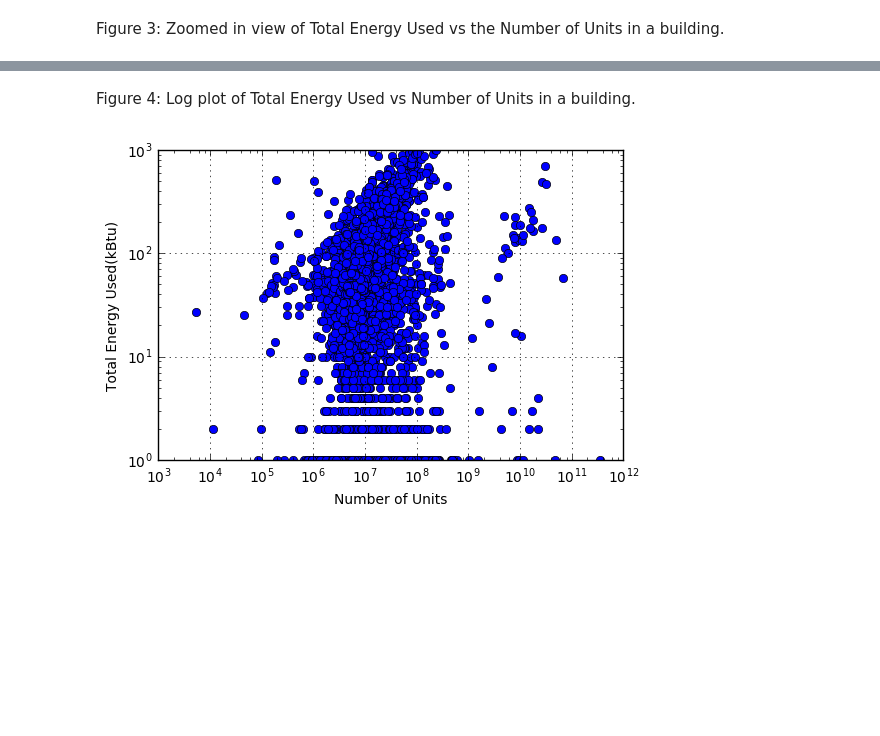
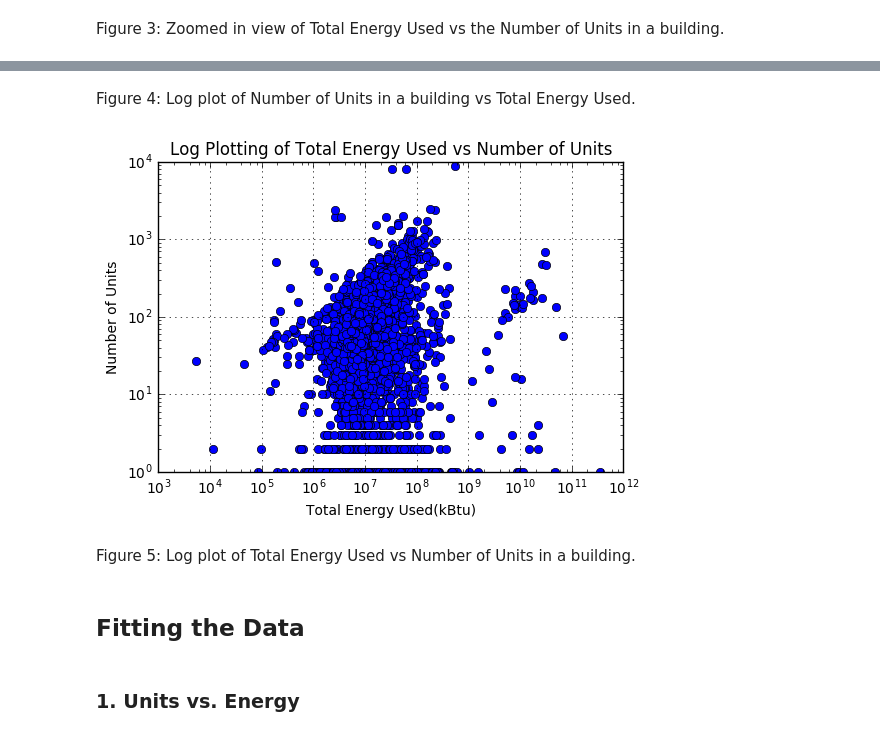
Before and after one commit to tashay/PUI2016_tg1478, a Jupyter notebook: HW6_tg1478/HW6_1_tg1478.ipynb, the cells around one changed output, grey strips where cells are left out. Drawn from its saved outputs; the diff is of its cells as text; code cells hidden in the pictures; blank space fills up the shorter version.

```diff
--- a/HW6_tg1478/HW6_1_tg1478.ipynb
+++ b/HW6_tg1478/HW6_1_tg1478.ipynb
@@ -161,9 +179,16 @@ pl.grid(True)
+# %% [markdown]
+Figure 4: Log plot of Number of Units in a building vs Total Energy Used.
+# %%
+pl.loglog(bblData['TotalEnergyUsed'],bblData['UnitsTotal'], 'o')
+pl.xlabel('Total Energy Used(kBtu)')
+pl.ylabel('Number of Units')
+pl.title('Log Plotting of Total Energy Used vs Number of Units')
+pl.grid(True)
+# %% [output]
+[figure, added]
 # %% [markdown]
-Figure 4: Log plot of Total Energy Used vs Number of Units in a building.
+Figure 5: Log plot of Total Energy Used vs Number of Units in a building.
-# %%
-pl.loglog(bblData_cut['Total Energy Used(kBtu)'],bblData_cut['UnitsTotal'], 'o')
-pl.xlabel('Number of Units')
-pl.ylabel('Total Energy Used(kBtu)')
-pl.grid(True)
-# %% [output]
-[figure, removed]
+# %% [markdown]
+## Fitting the Data
+# %% [markdown]
+### 1. Units vs. Energy
```
Also changed, not shown: parts of 26 cells of this notebook.
